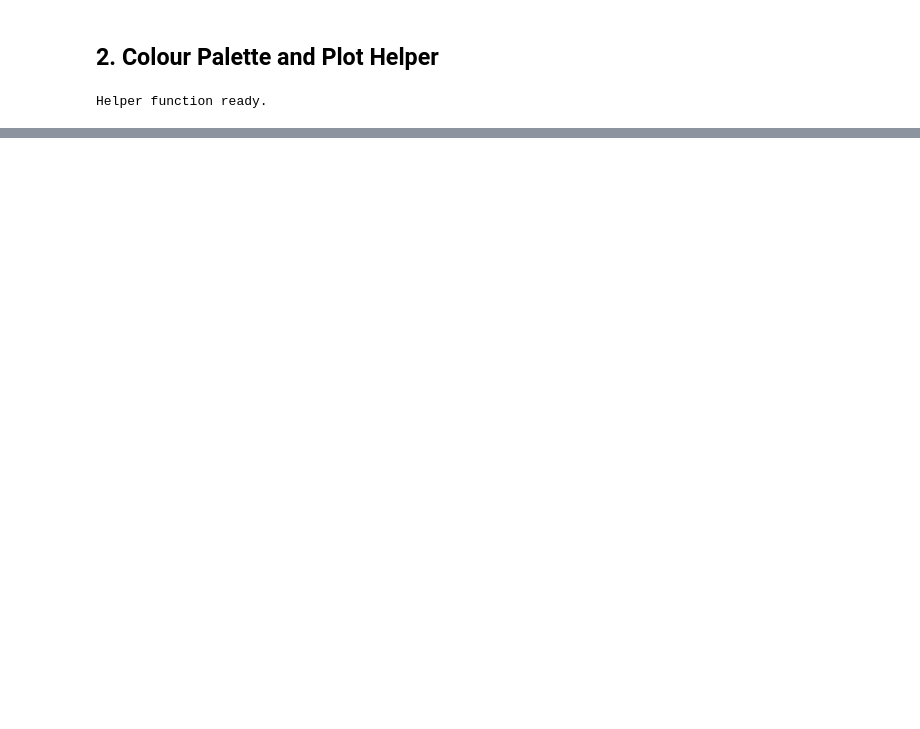
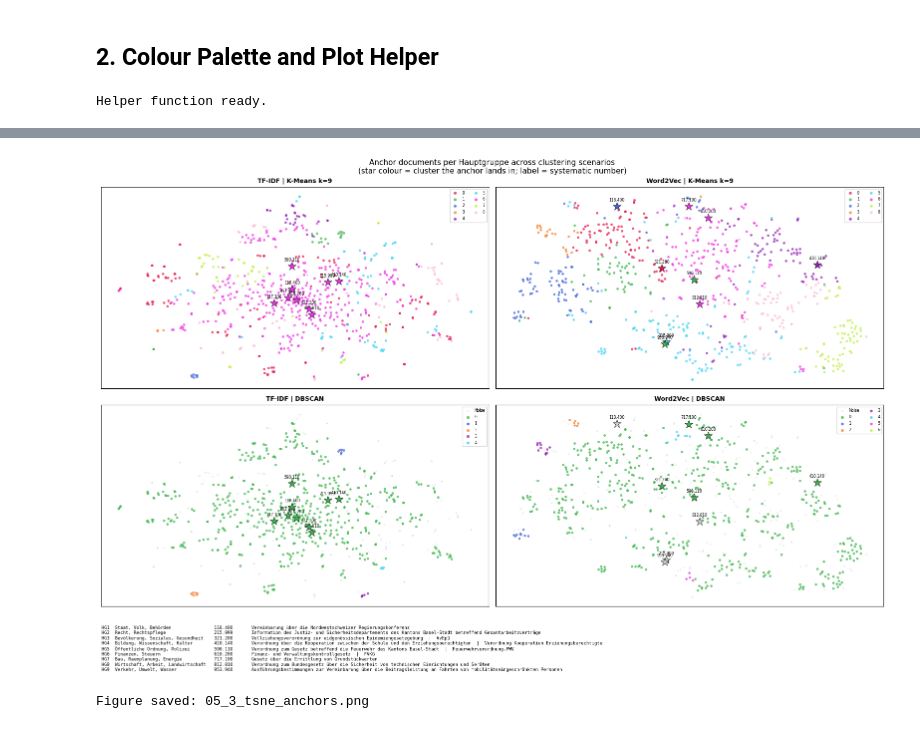
Before and after one commit to bernhardeymann/Unsupervised_ML_2026, a Jupyter notebook: notebooks/05_3_visualization.ipynb, the cells around one changed output, grey strips where cells are left out. Saved outputs shown, nothing was run; the diff lists cells and outputs as text; code cells hidden in the pictures; blank space fills up the shorter version.

```diff
--- a/notebooks/05_3_visualization.ipynb
+++ b/notebooks/05_3_visualization.ipynb
@@ -171,0 +133,76 @@ Figure saved: 05_3_dbscan_noise_by_hg.png
+# %%
+# Official SGBS Hauptgruppen names
+HG_NAMES = {
+    '1': 'Staat, Volk, Behörden',
+    '2': 'Recht, Rechtspflege',
+    '3': 'Bevölkerung, Soziales, Gesundheit',
+    '4': 'Bildung, Wissenschaft, Kultur',
+    '5': 'Öffentliche Ordnung, Polizei',
+    '6': 'Finanzen, Steuern',
+    '7': 'Bau, Raumplanung, Energie',
+    '8': 'Wirtschaft, Arbeit, Landwirtschaft',
+    '9': 'Verkehr, Umwelt, Wasser',
+}
+
+# Select one anchor per Hauptgruppe: closest to HG centroid in TF-IDF t-SNE
+ANCHORS = {}
+for hg in '123456789':
+    mask = np.array(hg_labels) == hg
+    if mask.sum() == 0:
+        continue
+    pts = X_tfidf_tsne[mask]
+    local_idx  = np.linalg.norm(pts - pts.mean(axis=0), axis=1).argmin()
+    global_idx = np.where(mask)[0][local_idx]
+    row        = df.iloc[global_idx]
+    sysnum     = str(row['systematic_number'])
+    title      = str(row['title_de'])
+    kw         = row['keywords_de']
+    keyword    = str(kw) if pd.notna(kw) else ''
+    ANCHORS[hg] = (global_idx, sysnum, title, keyword)
+
+def overlay_anchors(ax, X2d, cluster_labels, anchors):
+    """Overlay anchor stars coloured by cluster; label = systematic_number."""
+    cmap = label_colors(cluster_labels.tolist(), HG_COLORS)
+    for hg, (idx, sysnum, title, keyword) in anchors.items():
+        lbl   = cluster_labels[idx]
+        color = cmap.get(lbl, '#cccccc')
+        ax.scatter(X2d[idx, 0], X2d[idx, 1],
+                   s=150, marker='*', color=color,
+                   edgecolors='black', linewidths=0.5, zorder=5)
+        ax.annotate(sysnum, xy=(X2d[idx, 0], X2d[idx, 1]),
+                    xytext=(0, 6), textcoords='offset points',
+                    fontsize=5.5, ha='center', va='bottom')
+
+fig, axes = plt.subplots(2, 2, figsize=(16, 12))
+configs = [
+    (axes[0, 0], X_tfidf_tsne, km_tfidf_9,   "TF-IDF | K-Means k=9"),
+    (axes[0, 1], X_w2v_tsne,   km_w2v_9,     "Word2Vec | K-Means k=9"),
+    (axes[1, 0], X_tfidf_tsne, dbscan_tfidf, "TF-IDF | DBSCAN"),
+    (axes[1, 1], X_w2v_tsne,   dbscan_w2v,   "Word2Vec | DBSCAN"),
+]
+for ax, X2d, labels, title in configs:
+    scatter_tsne(ax, X2d, labels.tolist(), HG_COLORS, title)
+    overlay_anchors(ax, X2d, labels, ANCHORS)
+
+plt.suptitle(
+    "Anchor documents per Hauptgruppe across clustering scenarios\n"
+    "(star colour = cluster the anchor lands in; label = systematic number)",
+    fontsize=11
+)
+plt.tight_layout(rect=[0, 0.22, 1, 1])
+
+# Legend table below the plots
+legend_lines = []
+for hg, (idx, sysnum, title, keyword) in ANCHORS.items():
+    hg_name = HG_NAMES.get(hg, '')
+    kw_part = f'  |  {keyword}' if keyword else ''
+    legend_lines.append(f"HG{hg}  {hg_name:<35}  {sysnum:<12}  {title}{kw_part}")
+legend_text = '\n'.join(legend_lines)
+fig.text(0.01, 0.20, legend_text, fontsize=6.5, va='top', family='monospace')
+
+plt.savefig("../report/figures/05_3_tsne_anchors.png", dpi=150, bbox_inches='tight')
+plt.show()
+print("Figure saved: 05_3_tsne_anchors.png")
+# %% [output]
+[figure, added]
+Figure saved: 05_3_tsne_anchors.png
```
Also changed, not shown: parts of 6 cells of this notebook, 24 other files.
